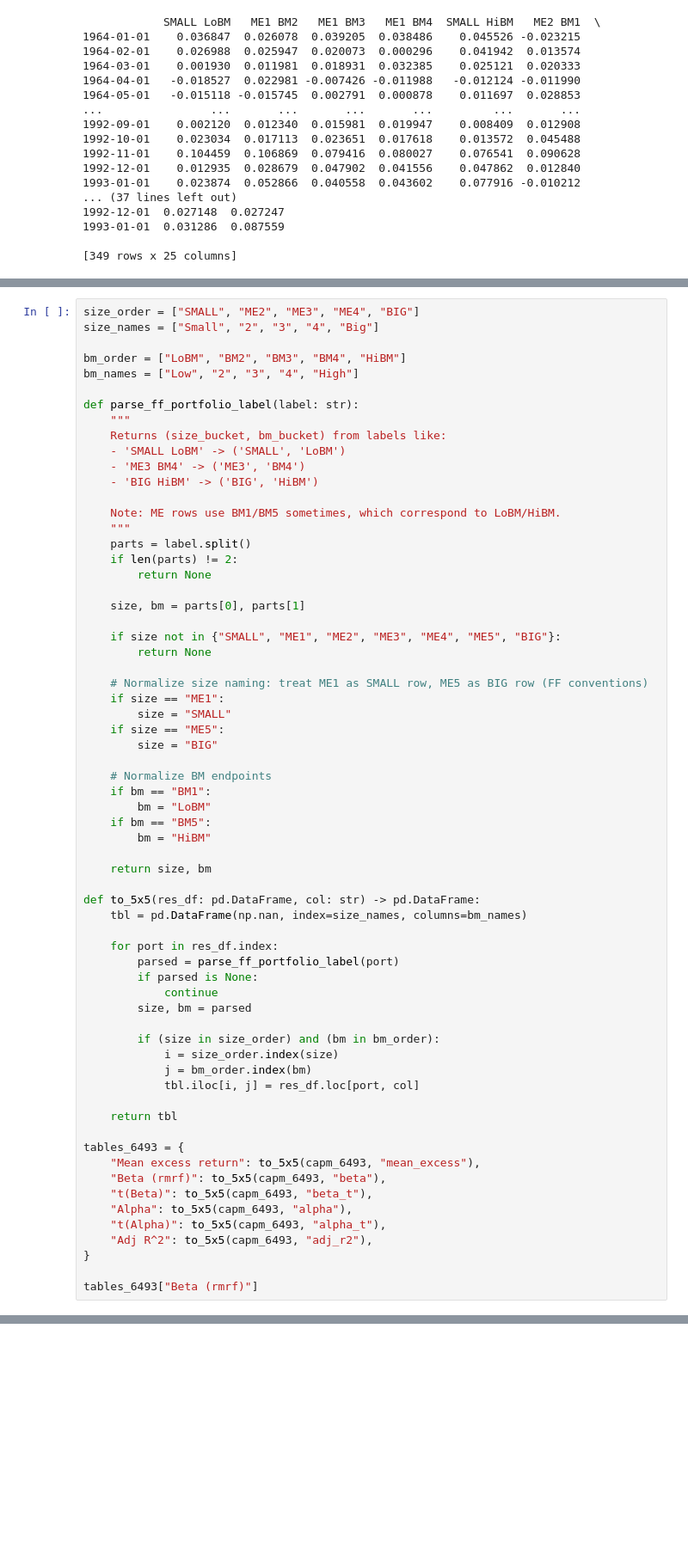
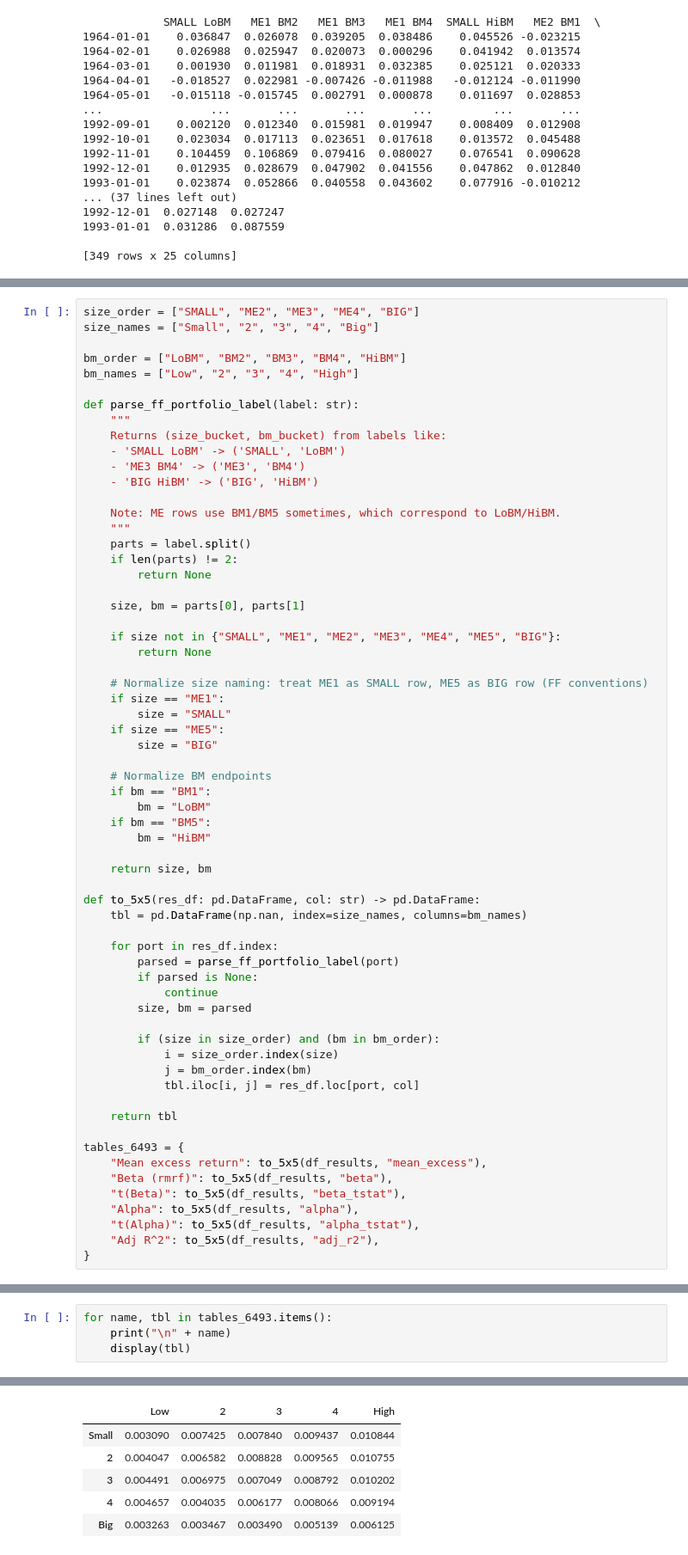
Before and after one commit to gabbitto257/asset-allocation-and-investment-strategies, a Jupyter notebook: Assignment 2/Assignment 2.ipynb, the cells around one changed output, grey strips where cells are left out. Shown at 86% size. Drawn from its saved outputs; the diff is of its cells as text; blank space fills up the shorter version.

```diff
--- a/Assignment 2/Assignment 2.ipynb
+++ b/Assignment 2/Assignment 2.ipynb
@@ -281,12 +282,10 @@ def to_5x5(res_df: pd.DataFrame, col: str) -> pd.DataFrame:
     return tbl
 
 tables_6493 = {
-    "Mean excess return": to_5x5(capm_6493, "mean_excess"),
-    "Beta (rmrf)": to_5x5(capm_6493, "beta"),
-    "t(Beta)": to_5x5(capm_6493, "beta_t"),
-    "Alpha": to_5x5(capm_6493, "alpha"),
-    "t(Alpha)": to_5x5(capm_6493, "alpha_t"),
-    "Adj R^2": to_5x5(capm_6493, "adj_r2"),
+    "Mean excess return": to_5x5(df_results, "mean_excess"),
+    "Beta (rmrf)": to_5x5(df_results, "beta"),
+    "t(Beta)": to_5x5(df_results, "beta_tstat"),
+    "Alpha": to_5x5(df_results, "alpha"),
+    "t(Alpha)": to_5x5(df_results, "alpha_tstat"),
+    "Adj R^2": to_5x5(df_results, "adj_r2"),
 }
-
-tables_6493["Beta (rmrf)"]
@@ -296,0 +292,5 @@ tables_6493["Beta (rmrf)"]
+# %%
+for name, tbl in tables_6493.items():
+    print("\n" + name)
+    display(tbl)
+# %% [output]
@@ -296,0 +298,6 @@ tables_6493["Beta (rmrf)"]
+|  | Low | 2 | 3 | 4 | High |
+| Small | 0.003090 | 0.007425 | 0.007840 | 0.009437 | 0.010844 |
+| 2 | 0.004047 | 0.006582 | 0.008828 | 0.009565 | 0.010755 |
+| 3 | 0.004491 | 0.006975 | 0.007049 | 0.008792 | 0.010202 |
+| 4 | 0.004657 | 0.004035 | 0.006177 | 0.008066 | 0.009194 |
+| Big | 0.003263 | 0.003467 | 0.003490 | 0.005139 | 0.006125 |
```
Also changed, not shown: parts of 15 cells of this notebook.
